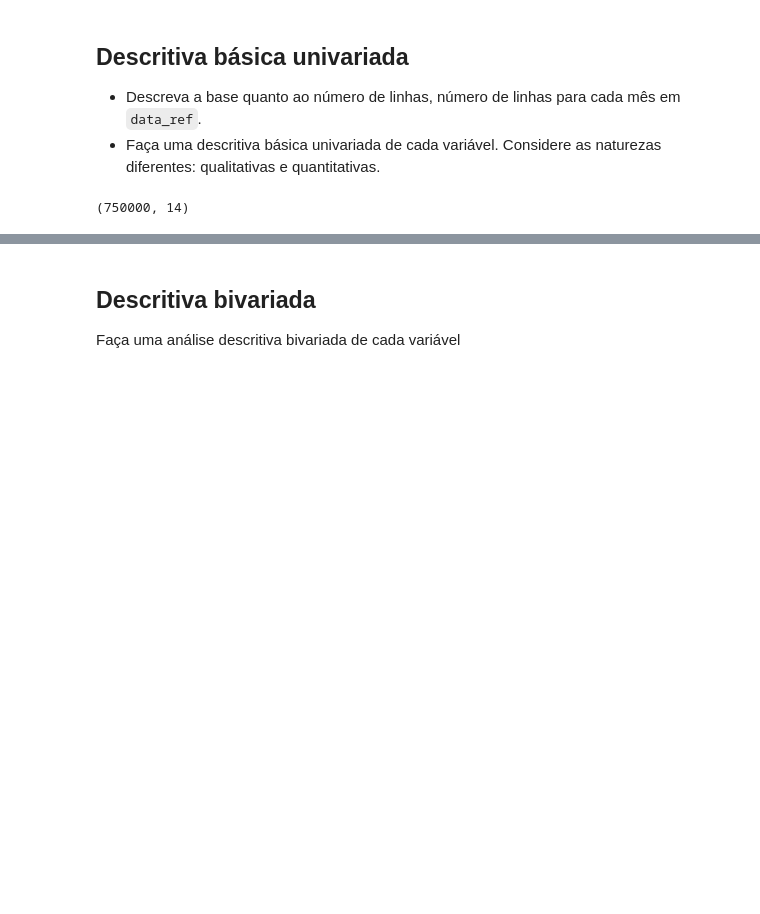
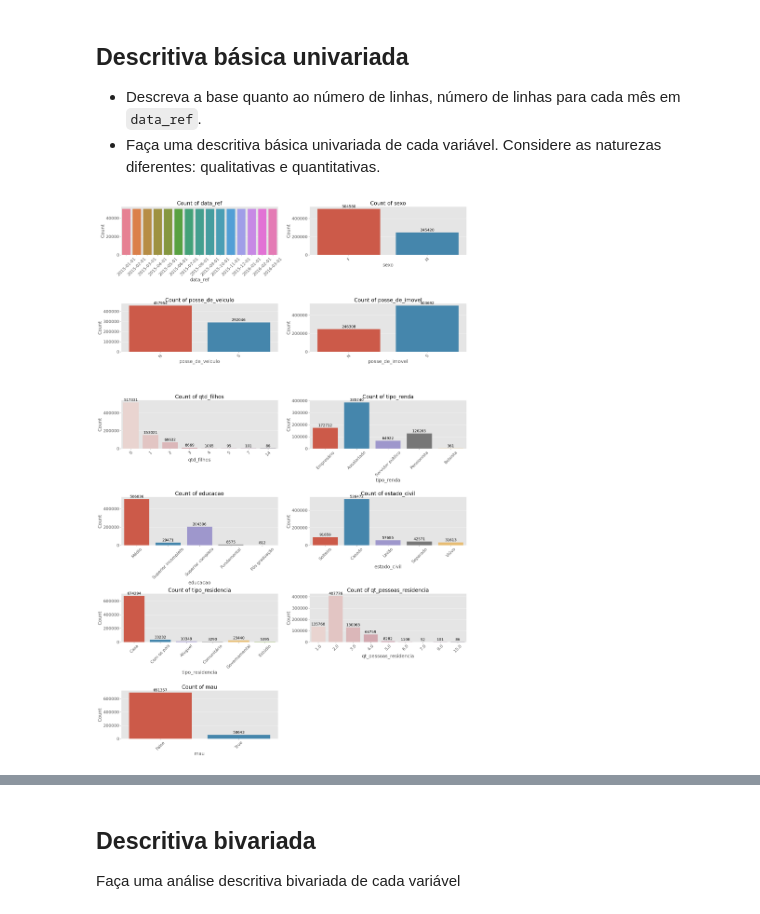
Before and after one commit to PedroHang/Logistic-Regression-Income, a Jupyter notebook: ProfCientistaDados m37_supportmaterial_exercise02.ipynb, the cells around one changed output, grey strips where cells are left out. Cells and saved outputs as stored; diff of their text form; code cells hidden in the pictures; blank space fills up the shorter version.

````diff
--- a/ProfCientistaDados m37_supportmaterial_exercise02.ipynb
+++ b/ProfCientistaDados m37_supportmaterial_exercise02.ipynb
@@ -8,7 +8,11 @@ Neste projeto, estamos construindo um credit scoring para cartão de crédito, e
 Carregue a base de dados ```credit_scoring.ftr```.
 # %%
 import pandas as pd
-
+import seaborn as sns
+import matplotlib.pyplot as plt
+import plotly.express as px
+import numpy as np
+plt.style.use('ggplot')
 df = pd.read_feather('./data/credit_scoring.ftr')
 df.head()
 # %% [output]
@@ -27,3 +215,4 @@ Variáveis:<br>
 Considere que a variável ```data_ref``` não é uma variável explicativa, é somente uma variável indicadora da safra, e não deve ser utilizada na modelagem. A variávei ```index``` é um identificador do cliente, e também não deve ser utilizada como covariável (variável explicativa). As restantes podem ser utilizadas para prever a inadimplência, incluindo a renda.
 # %%
 df.drop(columns='index', inplace=True)
+df['log_renda'] = np.log(df['renda'])
@@ -46,7 +221,9 @@ Timestamp('2015-12-01 00:00:00')
 
 - Descreva a base quanto ao número de linhas, número de linhas para cada mês em ```data_ref```.
 - Faça uma descritiva básica univariada de cada variável. Considere as naturezas diferentes: qualitativas e quantitativas.
-# %%
-df.shape
-# %% [output]
-(750000, 14)
+# %%
+%%time
+
+univ_plot(df)
+# %% [output]
+[figure, added]
````
Also changed, not shown: parts of 28 cells of this notebook.
